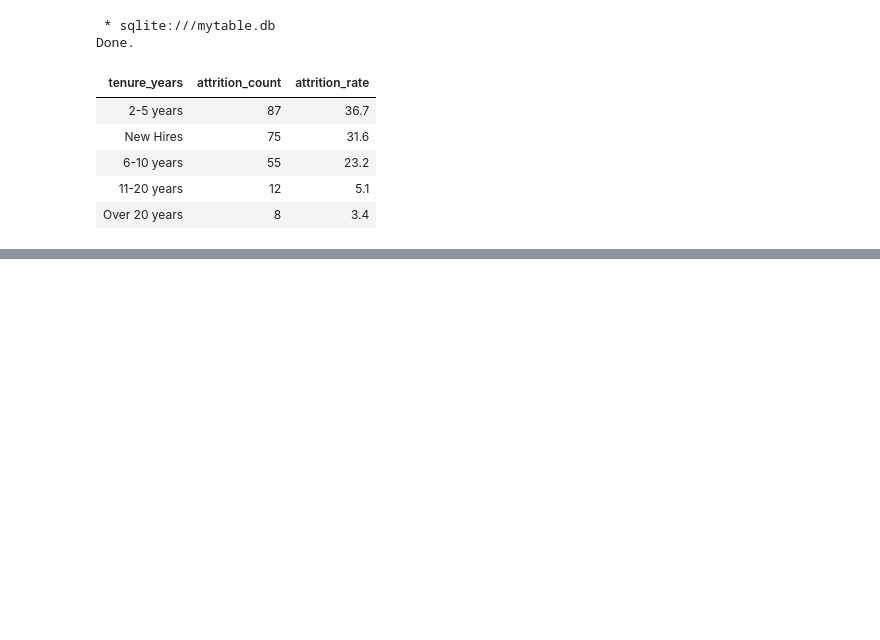
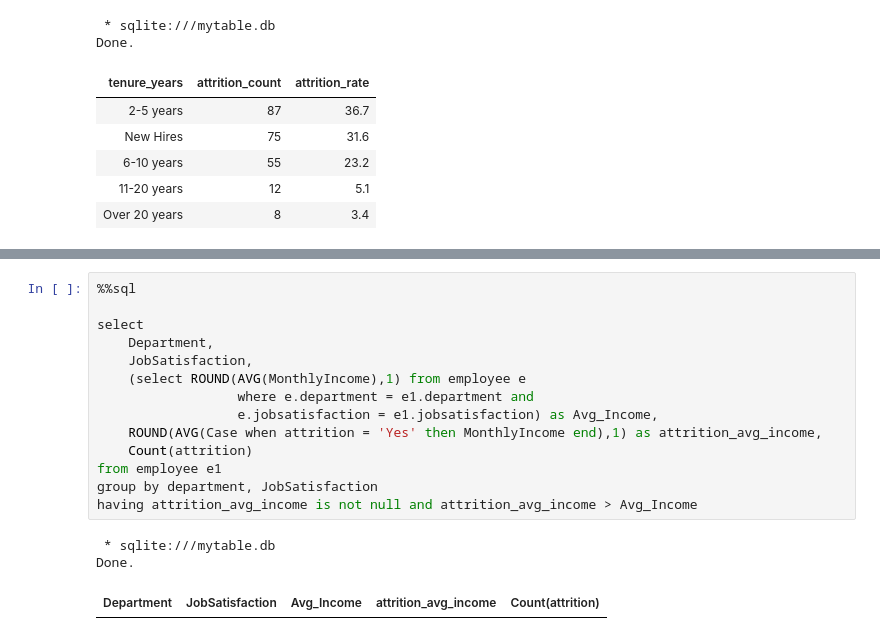
Before and after one commit to ParthKalani/HR-analytics, a Jupyter notebook: HR-analytics-SQL.ipynb, the cells around one changed output, grey strips where cells are left out. Drawn from its saved outputs; the diff is of its cells as text; blank space fills up the shorter version.

```diff
--- a/HR-analytics-SQL.ipynb
+++ b/HR-analytics-SQL.ipynb
@@ -296,0 +264,18 @@ Done.
+# %%
+%%sql
+
+select
+    Department,
+    JobSatisfaction,
+    (select ROUND(AVG(MonthlyIncome),1) from employee e
+                  where e.department = e1.department and
+                  e.jobsatisfaction = e1.jobsatisfaction) as Avg_Income,
+    ROUND(AVG(Case when attrition = 'Yes' then MonthlyIncome end),1) as attrition_avg_income,
+    Count(attrition)
+from employee e1
+group by department, JobSatisfaction
+having attrition_avg_income is not null and attrition_avg_income > Avg_Income
+# %% [output]
+ * sqlite:///mytable.db
+Done.
+| Department | JobSatisfaction | Avg_Income | attrition_avg_income | Count(attrition) |
```
Also changed, not shown: parts of 8 cells of this notebook.
